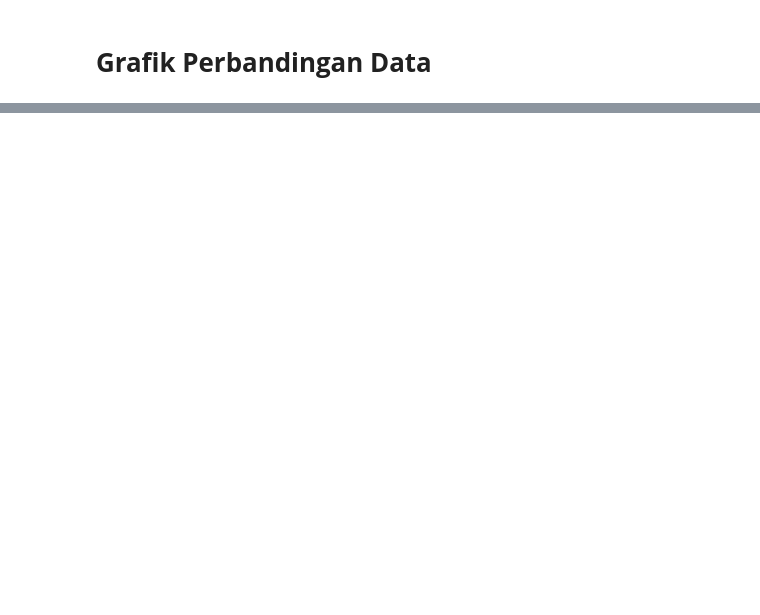
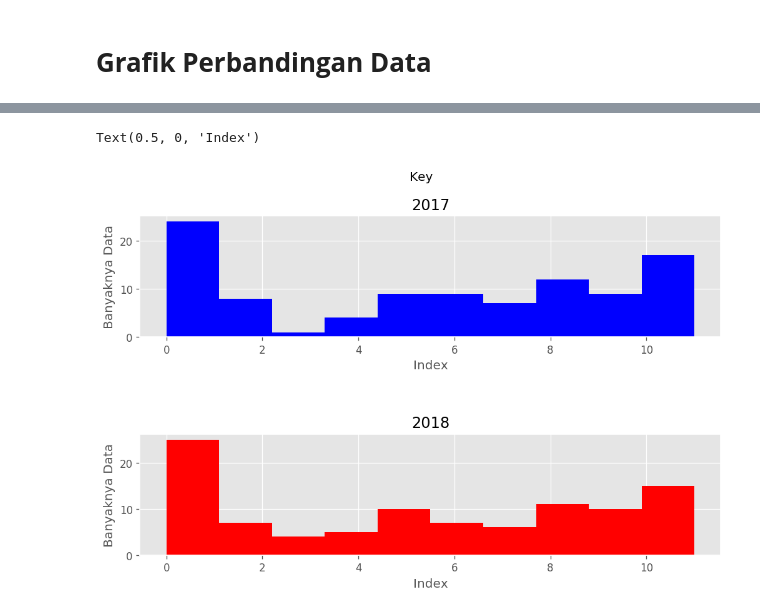
Before and after one commit to Ananda-Rizky-Duto/Spotify-Data, a Jupyter notebook: Spotify_Data.ipynb, the cells around one changed output, grey strips where cells are left out. Saved outputs shown, nothing was run; the diff lists cells and outputs as text; code cells hidden in the pictures; blank space fills up the shorter version.

```diff
--- a/Spotify_Data.ipynb
+++ b/Spotify_Data.ipynb
@@ -47,0 +375,17 @@ plt.show()
+# %%
+plt.style.use('ggplot')
+plt.rcParams.update({'figure.figsize':(10,6), 'figure.dpi':120})
+fig,ax = plt.subplots(2)
+fig.subplots_adjust(hspace=0.8, wspace=0.6)
+fig.suptitle("Key")
+ax[0].hist(top2017['key'], color='Blue')
+ax[0].set_title('2017')
+ax[0].set_ylabel('Banyaknya Data')
+ax[0].set_xlabel('Index')
+ax[1].hist(top2018['key'], color='Red')
+ax[1].set_title('2018')
+ax[1].set_ylabel('Banyaknya Data')
+ax[1].set_xlabel('Index')
+# %% [output]
+Text(0.5, 0, 'Index')
+[figure, added]
```
Also changed, not shown: parts of 30 cells of this notebook.
